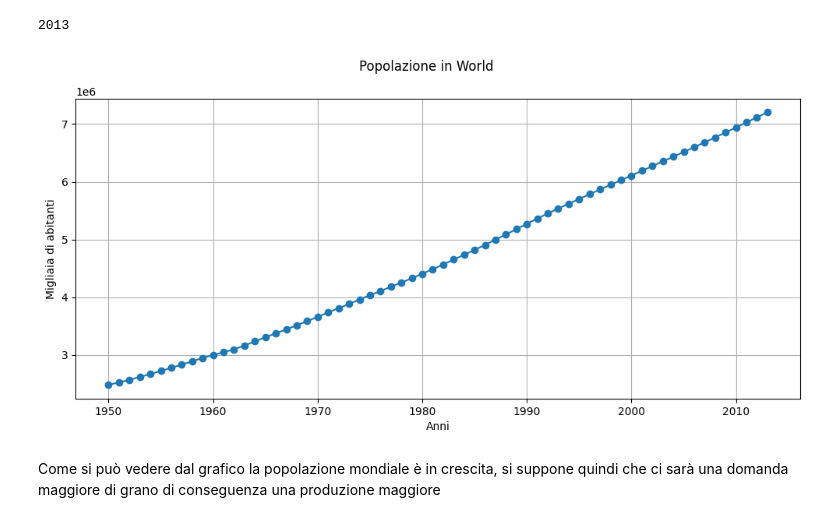
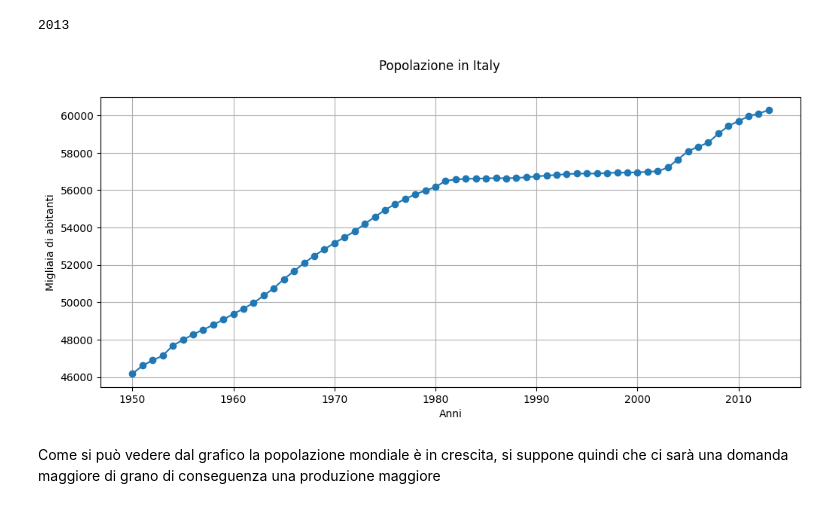
Before and after one commit to eduardalexandrut/WheatYieldPredictor, a Jupyter notebook: WheatPricePredictor.ipynb, the cells around one changed output. Cells and saved outputs as stored; diff of their text form; code cells hidden in the pictures.

```diff
--- a/WheatPricePredictor.ipynb
+++ b/WheatPricePredictor.ipynb
@@ -490,7 +514,7 @@ population_table.head()
 | 4 | 1 | 900 | NaN | NaN | NaN | 1.0 | 1 | World | 0 | ... |
 5 rows × 67 columns
 # %%
-population_table.rename(columns={'TPopulation1Jan':'Total population'}, inplace=True)
+population_table.rename(columns={'TPopulation1Jan':'Total population (k)'}, inplace=True)
 # %% [markdown]
 Molte colonne presenti nel dataset non sono utili, posso quindi eliminarle dalla tabella
 # %%
@@ -552,9 +576,9 @@ def plotPopulation(location):
     plt.grid()
     plt.show()
 # %%
-plotPopulation('World')
+plotPopulation('Italy')
 # %% [output]
-[figure, old version]
+[figure, new version]
 # %% [markdown]
 Come si può vedere dal grafico la popolazione mondiale è in crescita, si suppone quindi che ci sarà una domanda maggiore di grano di conseguenza una produzione maggiore
 # %% [markdown]
```
Also changed, not shown: parts of 41 cells of this notebook, 12 other files.
